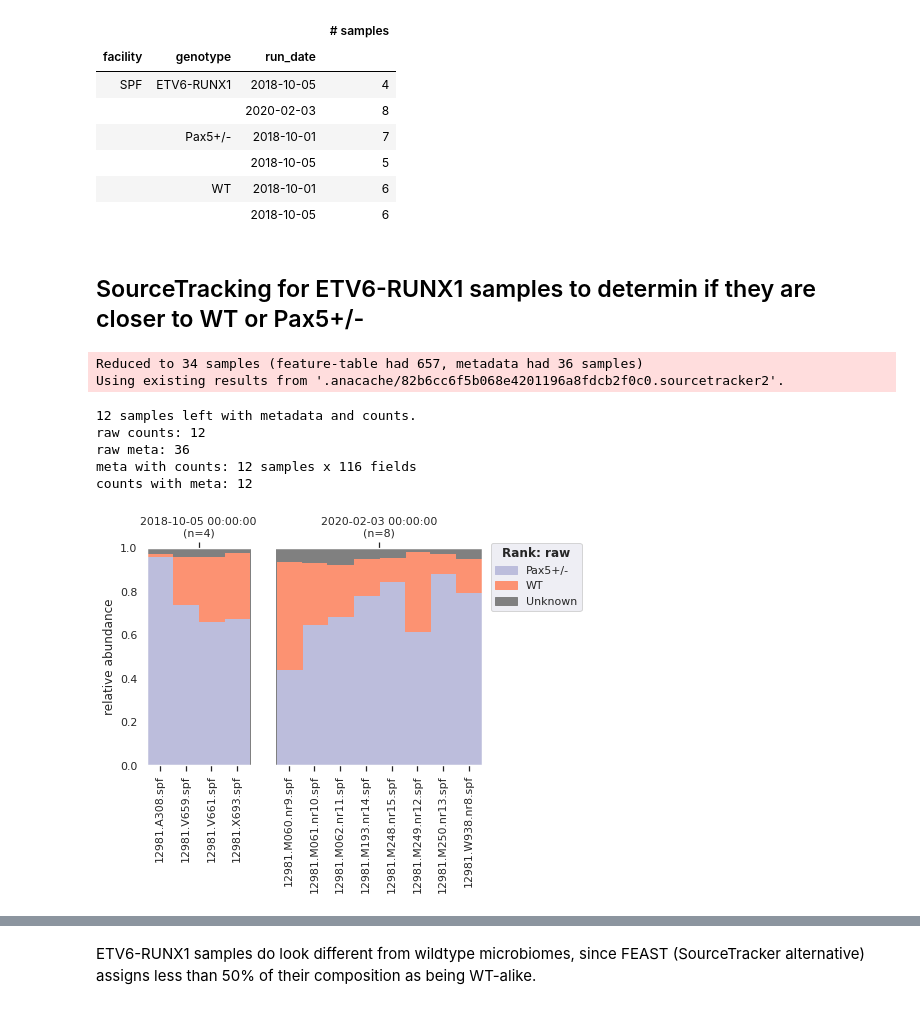
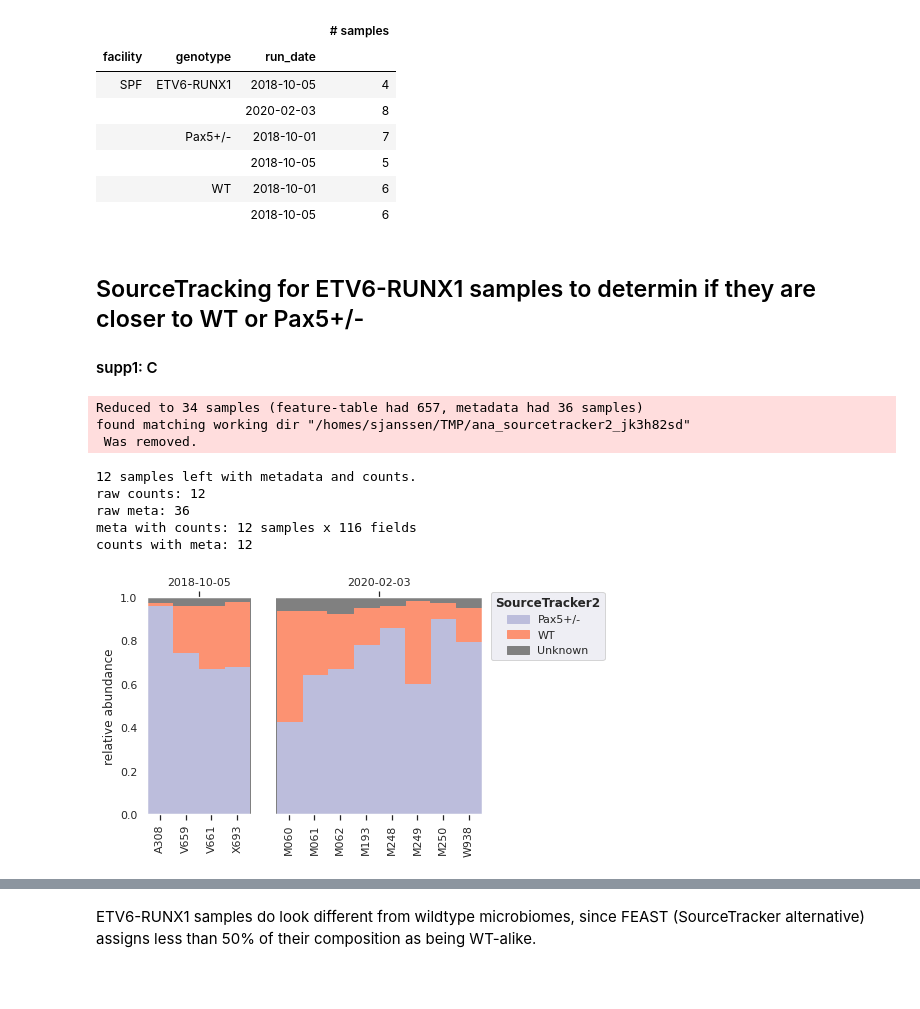
Before and after one commit to jlab/microbiome_pax5, a Jupyter notebook: 4Cohorts/pax5_cohousing_abx_bmt.ipynb, the cells around one changed output, grey strips where cells are left out. Saved outputs shown, nothing was run; the diff lists cells and outputs as text; code cells hidden in the pictures; blank space fills up the shorter version.

```diff
--- a/4Cohorts/pax5_cohousing_abx_bmt.ipynb
+++ b/4Cohorts/pax5_cohousing_abx_bmt.ipynb
@@ -270,0 +951,7 @@ axes.get_legend().set_title('')
+# %%
+taxa_rf_dsfdr_pb = [seq for seq in res_randomforest_pb['features'].iloc[9] if seq in res_dsFDR_pb[list(res_dsFDR_pb.keys())[0]]]
+print('PacBio: %i of %i taxa from random forest are also found differentially abundant by dsFDR' % (len(taxa_rf_dsfdr_pb), len(res_dsFDR_pb[list(res_dsFDR_pb.keys())[0]])))
+
+pb_feature_ids = dict()
+for seq, lineage in res_all_pb['taxonomy']['RDP']['results']['Taxon'].loc[taxa_rf_dsfdr_pb].iteritems():
+    pb_feature_ids[seq] = '%i: %s' % (len(pb_feature_ids)+1, [t for t in lineage.split('; ') if len(t)>3][-1])
@@ -270,0 +997,2 @@ axes.get_legend().set_title('')
+# %%
+sns.set_style('white')
@@ -270,0 +1147,29 @@ axes.get_legend().set_title('')
+# %%
+fp_diffabund = fps['workdir']['dsfdr_v4_sickhealthy.biom']
+fp_meta = fps['workdir']['dsfdr_v4_sickhealthy_meta.tsv']
+map_name = {'both': 'sick vs. healthy\nall Pax5+/-',
+            'genotype': 'genotype\nPax5+/- vs. WT',
+            True: 'sick vs. healthy\ntransferred to CF',
+            False: 'sick vs. healthy\nkept in SPF'}
+
+res_dsFDR_sh = dict()
+for transferred in ['both', True, False]:
+    m = meta[(meta['cohort'] == 'ABX')
+             & (~meta['timepoint_weeks'].isin([4,8]))
+             & (meta['genotype'] == 'Pax5+/-')
+             & ((meta['transferred_to_CF'] == transferred) if transferred != 'both' else True)
+            ]
+
+    pandas2biom(fp_diffabund, res_all['rarefaction']['results'].loc[:, set(m.index) & set(res_all['rarefaction']['results'].columns)].fillna(0))
+    m.to_csv(fp_meta, sep="\t", index=True)
+
+    e = ca.read_amplicon(fp_diffabund, fp_meta, min_reads=0, normalize=10000)
+    print(transferred, e)
+    res_dsFDR_sh[transferred] = find_diff_taxa(e, meta, ['diseased'])
+
+fdr_taxa = []
+for transferred in ['both', True, False]:
+    if len(res_dsFDR_sh[transferred]) > 0:
+        fdr_taxa.append(pd.Series(index=res_dsFDR_sh[transferred][list(res_dsFDR_sh[transferred].keys())[0]], name=map_name.get(transferred)).fillna(1))
+fdr_taxa.append(pd.Series(index=taxa_rf_dsfdr, name=map_name.get('genotype')).fillna(1))
+fdr_taxa = pd.concat(fdr_taxa, axis=1, sort=False).fillna(0)
@@ -764,26 +1894,32 @@ meta_etv6.groupby(['facility', 'genotype', 'run_date']).size().to_frame().rename
 |  |  | 2018-10-05 | 6 |
 # %% [markdown]
 ## SourceTracking for ETV6-RUNX1 samples to determin if they are closer to WT or Pax5+/-
+#### supp1: C
 # %%
 meta_etv6['Env'] = meta_etv6['genotype']
 meta_etv6['SourceSink'] = meta_etv6['genotype'].apply(lambda x: 'sink' if x == 'ETV6-RUNX1' else 'source')
+
 res_st2 = sourcetracker2(res_all['rarefaction']['results'], meta_etv6, col_envname='Env', col_type='SourceSink', dry=False, wait=False)
 
 p_st2 = plotTaxonomy(
     res_st2['results'], meta_etv6, rank='raw', minreadnr=0, file_taxonomy=pd.Series(),
     group_l1='run_date',
-    print_sample_labels=True,
+    print_sample_labels=True, sample_label_column='host_subject_id', no_sample_numbers=True,
     colors={'Pax5+/-': colors_srtr['SPF@tp01@Pax5+/-'], 'WT': colors_srtr['SPF@tp01@WT'], 'Unknown': 'gray'}
 )
+p_st2[0].get_axes()[0].get_legend().set_title('SourceTracker2')
+_ = p_st2[0].get_axes()[1].set_xticklabels([t.get_text().split()[0] for t in p_st2[0].get_axes()[1].get_xticklabels()])
+_savefig(p_st2[0], 'etv6runx1_C_sourcetracker')
 # %% [output]
 Reduced to 34 samples (feature-table had 657, metadata had 36 samples)
-Using existing results from '.anacache/82b6cc6f5b068e4201196a8fdcb2f0c0.sourcetracker2'.
+found matching working dir "/homes/sjanssen/TMP/ana_sourcetracker2_jk3h82sd"
+ Was removed.
 12 samples left with metadata and counts.
 raw counts: 12
 raw meta: 36
 meta with counts: 12 samples x 116 fields
 counts with meta: 12
-[figure, old version]
+[figure, new version]
 # %%
 res_feast = feast(res_all['rarefaction']['results'], meta_etv6, col_envname='Env', col_type='SourceSink', dry=False, wait=False)
 p_feast = plotTaxonomy(
```
Also changed, not shown: parts of 93 cells of this notebook, 6 other files.
